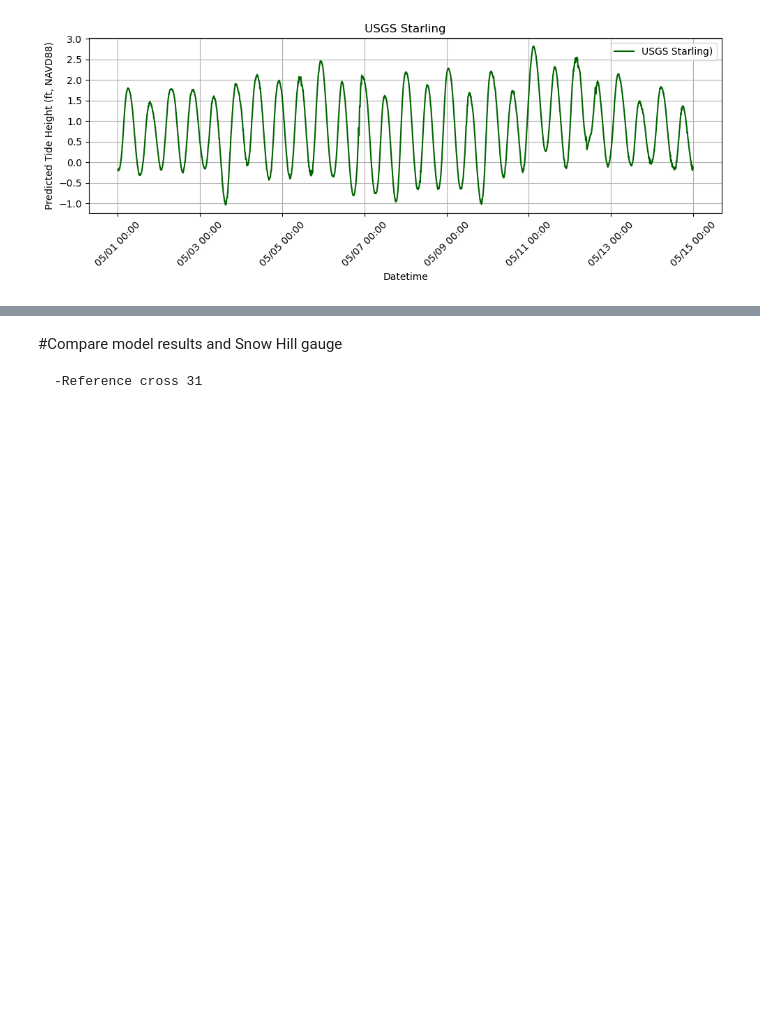
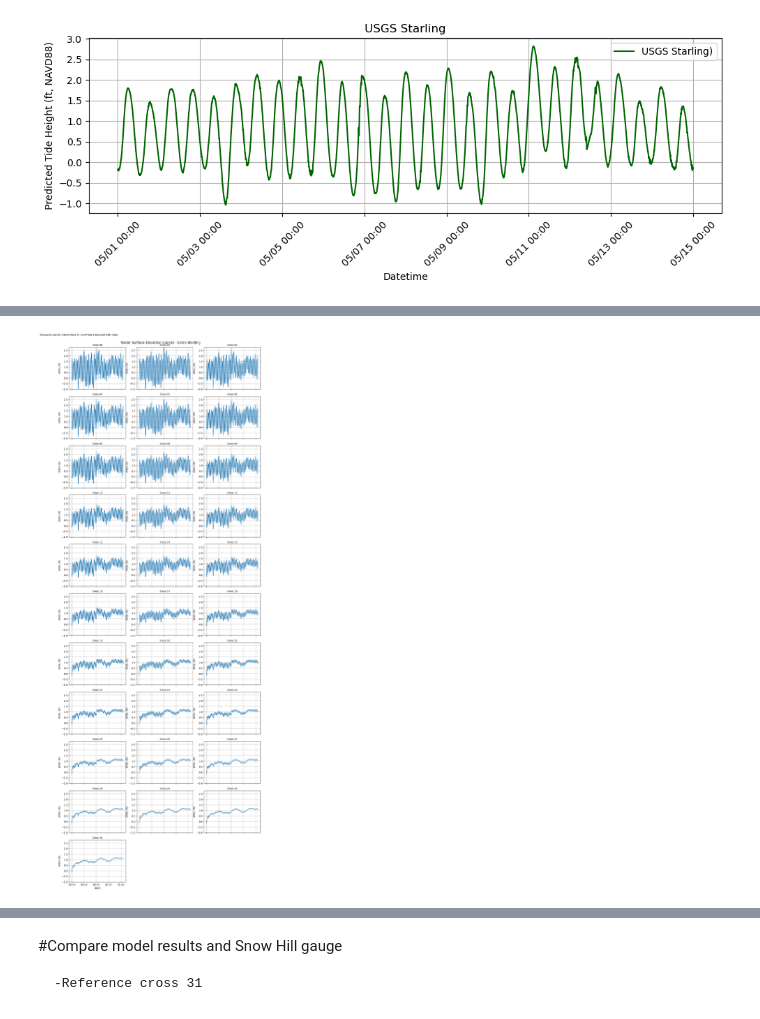
Before and after one commit to dianaveronez/Work, a Jupyter notebook: Cross - final.ipynb, the cells around one changed output, grey strips where cells are left out. Saved outputs shown, nothing was run; the diff lists cells and outputs as text; code cells hidden in the pictures; blank space fills up the shorter version.

```diff
--- a/Cross - final.ipynb
+++ b/Cross - final.ipynb
@@ -202,2 +100,90 @@ plt.show()
+# %%
+## Tides Simulation (WSEL)  (v5_1.p81) at 31 Cross Sections  (Carv6)
+# === FILES INPUTS ===
+hdf_path = r'C:\Github\Lab_work\Pocomoke\POCOMOKE_DEM\HDF\v5._1p81.hdf'
+cell_ids = [628120, 627951, 627921, 628029, 627746, 627684, 627618, 627572, 627530, 627472, 627396, 627381,
+            635980, 635128, 636050, 635000, 634940, 627311, 634847, 636360, 694557, 845840, 827923, 814408,
+            660900, 647501, 634688, 634563, 636676, 627066, 634263]
+
+# === OPEN HDF FILE ===
+with h5py.File(hdf_path, 'r') as f:
+    # 1. Get time info
+    time_minutes = f['/Results/Unsteady/Output/Output Blocks/Base Output/Unsteady Time Series/Time'][:]
+    start_str = f['/Results/Unsteady/Output/Output Blocks/Base Output/Unsteady Time Series/Time Date Stamp'][0].decode()
+    start_datetime = datetime.strptime(start_str, '%d%b%Y %H:%M:%S')
+    time_index = [start_datetime + timedelta(minutes=float(t)) for t in time_minutes]
+
+    # 2. Get full water surface matrix (time_steps x num_cells)
+    ws_all = f['/Results/Unsteady/Output/Output Blocks/Base Output/Unsteady Time Series/2D Flow Areas/VA20230620195713/Water Surface'][:]
+
+    # 3. Get all cell minimum elevations (not used here but useful to keep)
+    z_all = f['/Geometry/2D Flow Areas/VA20230620195713/Cells Minimum Elevation'][:]
+
+    # 4. Build WSEL dataframe
+    wsel_data = {}
+    for cid in cell_ids:
+        ws = ws_all[:, cid]
+        wsel_data[f'Cell_{cid}'] = ws
+
+# === CREATE FINAL DATAFRAME ===
+wsel_df = pd.DataFrame(wsel_data, index=pd.to_datetime(time_index))
+wsel_df.index.name = 'Datetime'
+
+# === Mapping Cell ID → Cross Section Name ===
+cell_to_cross = {
+    628120: "Cross 01", 627951: "Cross 02", 627921: "Cross 03", 628029: "Cross 04", 627746: "Cross 05",
+    627684: "Cross 06", 627618: "Cross 07", 627572: "Cross 08", 627530: "Cross 09", 627472: "Cross 10",
+    627396: "Cross 11", 627381: "Cross 12", 635980: "Cross 13", 635128: "Cross 14", 636050: "Cross 15",
+    635000: "Cross 16", 634940: "Cross 17", 627311: "Cross 18", 634847: "Cross 19", 636360: "Cross 20",
+    694557: "Cross 21", 845840: "Cross 22", 827923: "Cross 23", 814408: "Cross 24", 660900: "Cross 25",
+    647501: "Cross 26", 634688: "Cross 27", 634563: "Cross 28", 636676: "Cross 29", 627066: "Cross 30",
+    634263: "Cross 31"
+}
+
+# === GLOBAL Y-AXIS RANGE ===
+global_min = wsel_df.min().min()
+global_max = wsel_df.max().max()
+
+# === Prepare Grid ===
+num_cells = len(wsel_df.columns)
+cols = 3
+rows = math.ceil(num_cells / cols)
+
+fig, axes = plt.subplots(rows, cols, figsize=(cols * 4, rows * 3), sharex=True)
+axes = axes.flatten()
+
+# === Plot with Fixed Y-axis ===
+for i, col in enumerate(wsel_df.columns):
+    cell_id = int(col.replace("Cell_", ""))
+    cross_name = cell_to_cross.get(cell_id, col)
+
+    ax = axes[i]
+    ax.plot(wsel_df.index, wsel_df[col])
+    ax.set_title(cross_name, fontsize=10)
+    ax.set_ylabel("WSEL (ft)")
+    ax.set_ylim(global_min, global_max)
+    ax.grid(True)
+
+    ax.xaxis.set_major_locator(mdates.AutoDateLocator())
+    ax.xaxis.set_major_formatter(mdates.DateFormatter('%m-%y'))
+
+    if i >= (rows - 1) * cols:
+        ax.set_xlabel("Date")
+
+# === Remove Unused Subplots ===
+for j in range(i + 1, len(axes)):
+    fig.delaxes(axes[j])
+
+# === Figure Title and Layout ===
+fig.suptitle("Water Surface Elevation (carv6) - USGS Starling", fontsize=14)
+fig.text(0.1, 0.99, "Simulation period: 01MAY2024 to 13MAY2024 (channel 10ft, EqD)", ha='center', fontsize=10)
+plt.tight_layout(rect=[0, 0, 1, 0.99])
+plt.show()
+
+# === Optional: Save to CSV ===
+# wsel_df.to_csv('6wsel_cells.csv')
+# print("Saved: 6wsel_cells.csv")
+# %% [output]
+[figure, added]
 # %% [markdown]
 #Compare model results and Shelltown gauge
```
Also changed, not shown: parts of 11 cells of this notebook.
